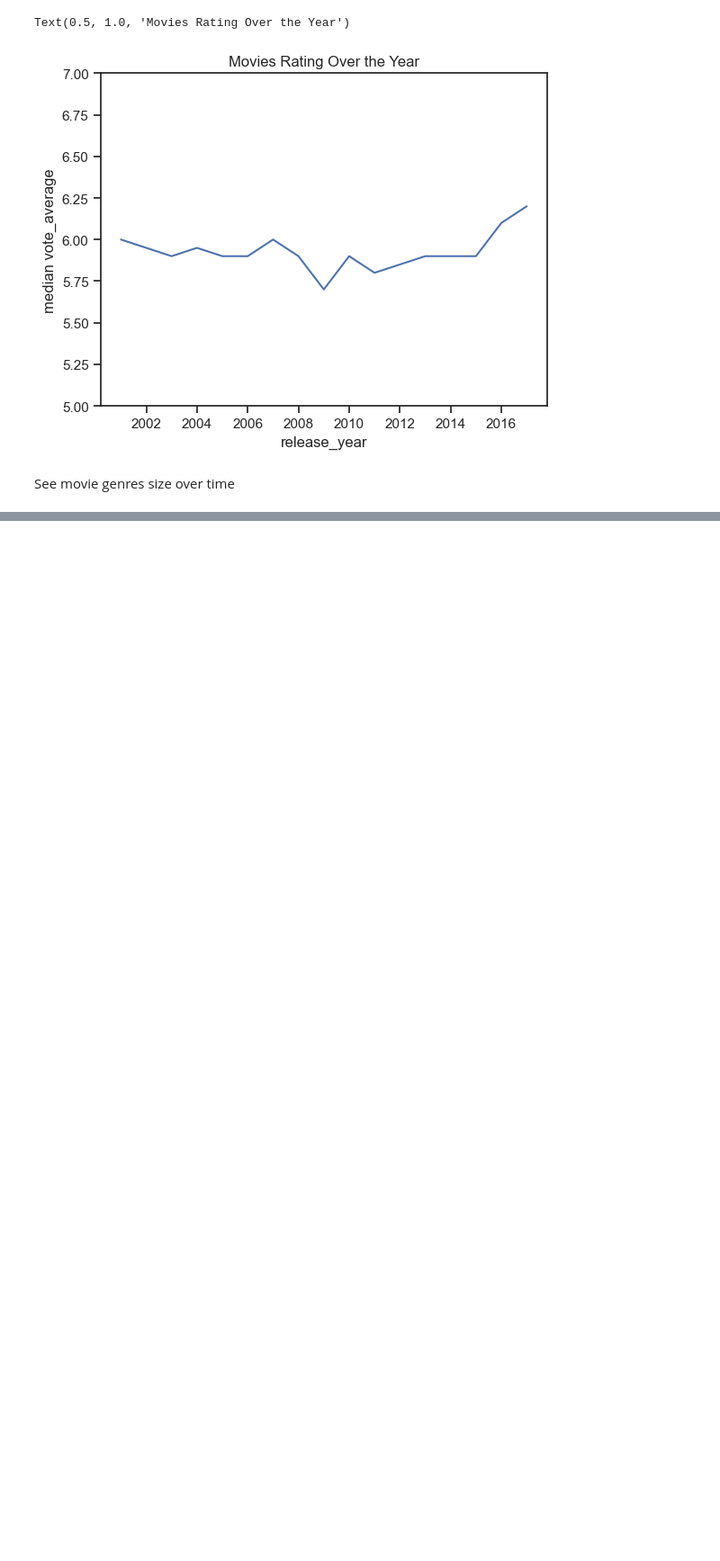
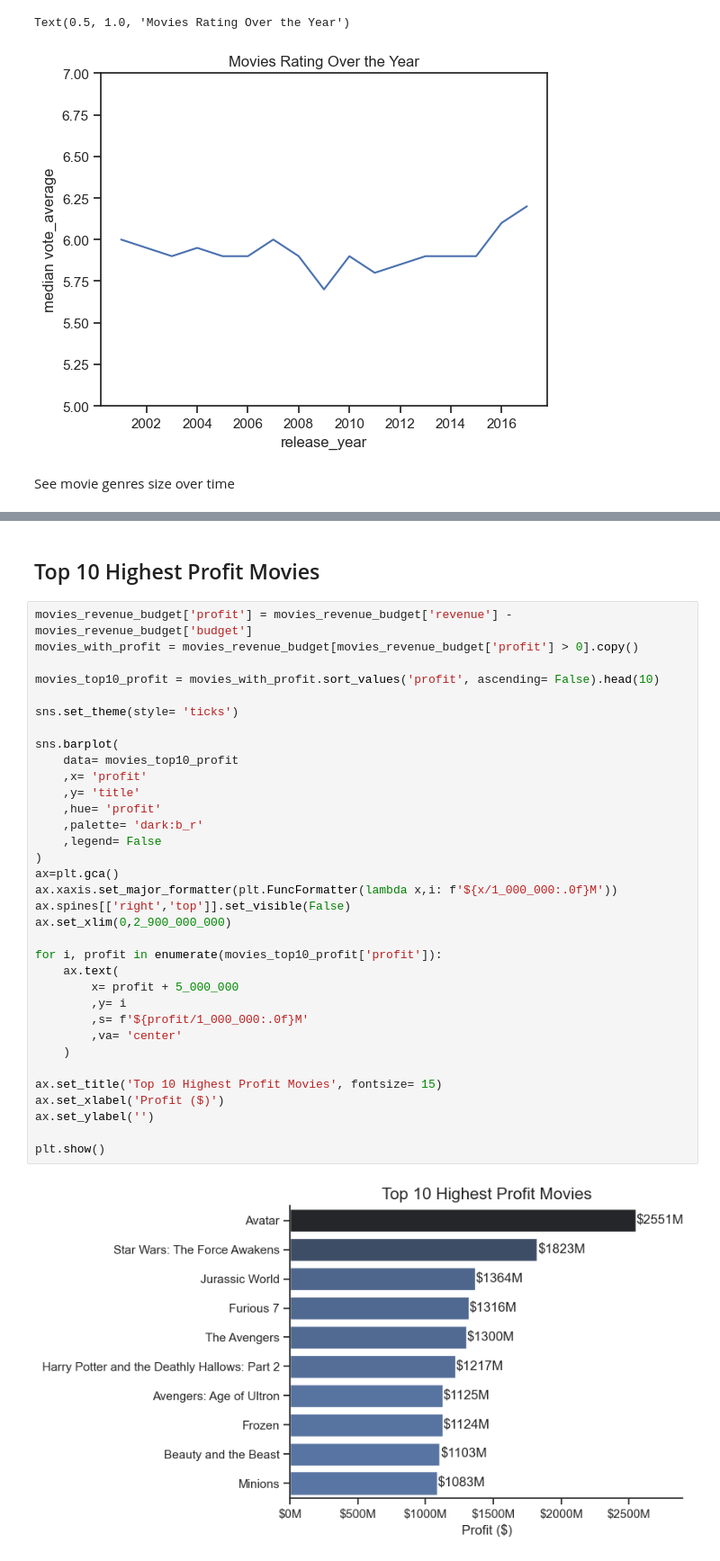
Before and after one commit to Jamil1016/Python_Project_Movie_Analysis, a Jupyter notebook: 1_Analysis/2_Exploratory_Data_Analysis.ipynb, the cells around one changed output, grey strips where cells are left out. Shown at 90% size. Drawn from its saved outputs; the diff is of its cells as text; blank space fills up the shorter version.

```diff
--- a/1_Analysis/2_Exploratory_Data_Analysis.ipynb
+++ b/1_Analysis/2_Exploratory_Data_Analysis.ipynb
@@ -122,0 +174,38 @@ genres_pivot.plot(kind= 'line')
+# %% [markdown]
+## Top 10 Highest Profit Movies
+# %%
+movies_revenue_budget['profit'] = movies_revenue_budget['revenue'] - movies_revenue_budget['budget']
+movies_with_profit = movies_revenue_budget[movies_revenue_budget['profit'] > 0].copy()
+
+movies_top10_profit = movies_with_profit.sort_values('profit', ascending= False).head(10)
+
+sns.set_theme(style= 'ticks')
+
+sns.barplot(
+    data= movies_top10_profit
+    ,x= 'profit'
+    ,y= 'title'
+    ,hue= 'profit'
+    ,palette= 'dark:b_r'
+    ,legend= False
+)
+ax=plt.gca()
+ax.xaxis.set_major_formatter(plt.FuncFormatter(lambda x,i: f'${x/1_000_000:.0f}M'))
+ax.spines[['right','top']].set_visible(False)
+ax.set_xlim(0,2_900_000_000)
+
+for i, profit in enumerate(movies_top10_profit['profit']):
+    ax.text(
+        x= profit + 5_000_000
+        ,y= i
+        ,s= f'${profit/1_000_000:.0f}M'
+        ,va= 'center'
+    )
+
+ax.set_title('Top 10 Highest Profit Movies', fontsize= 15)
+ax.set_xlabel('Profit ($)')
+ax.set_ylabel('')
+
+plt.show()
+# %% [output]
+[figure, added]
```
Also changed, not shown: parts of 19 cells of this notebook, 3 other files.
